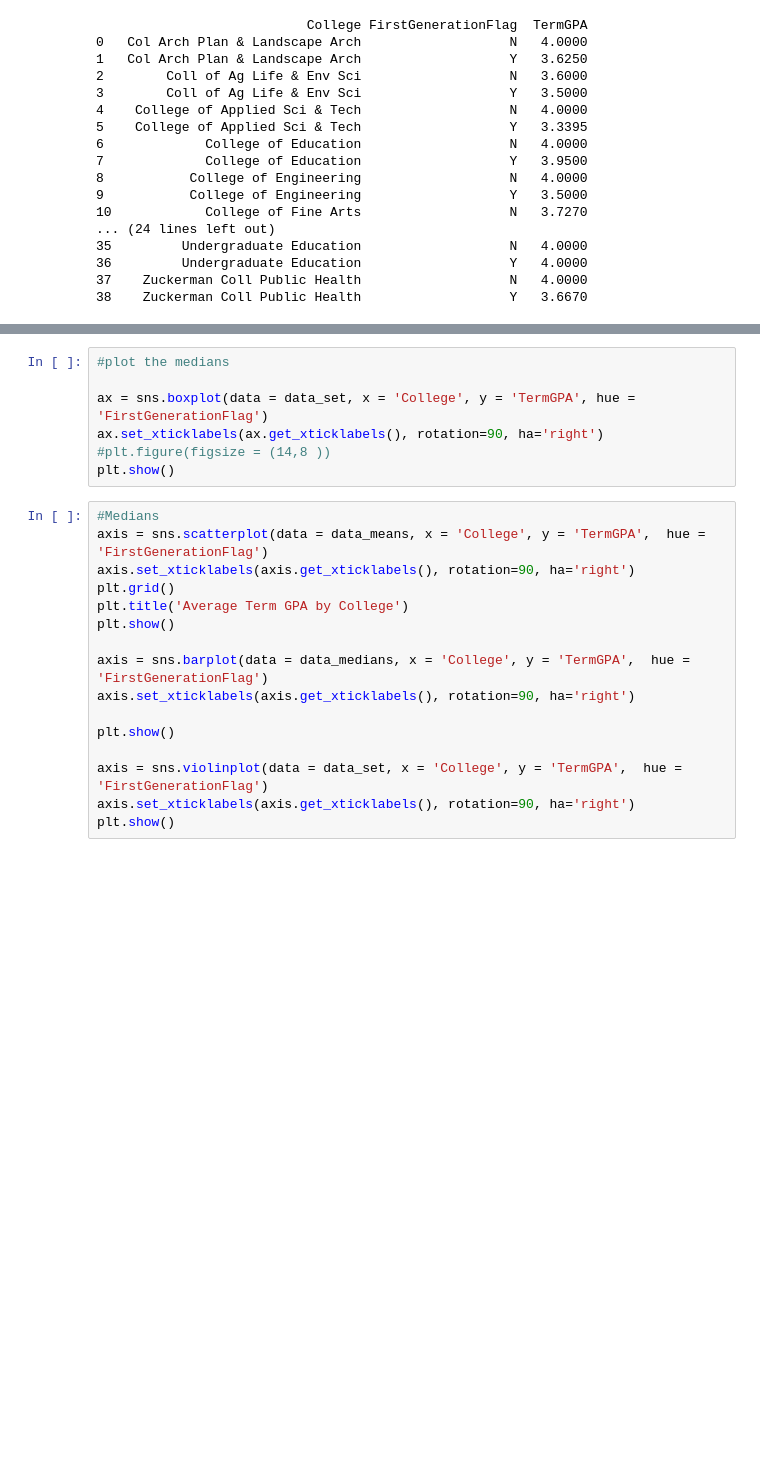
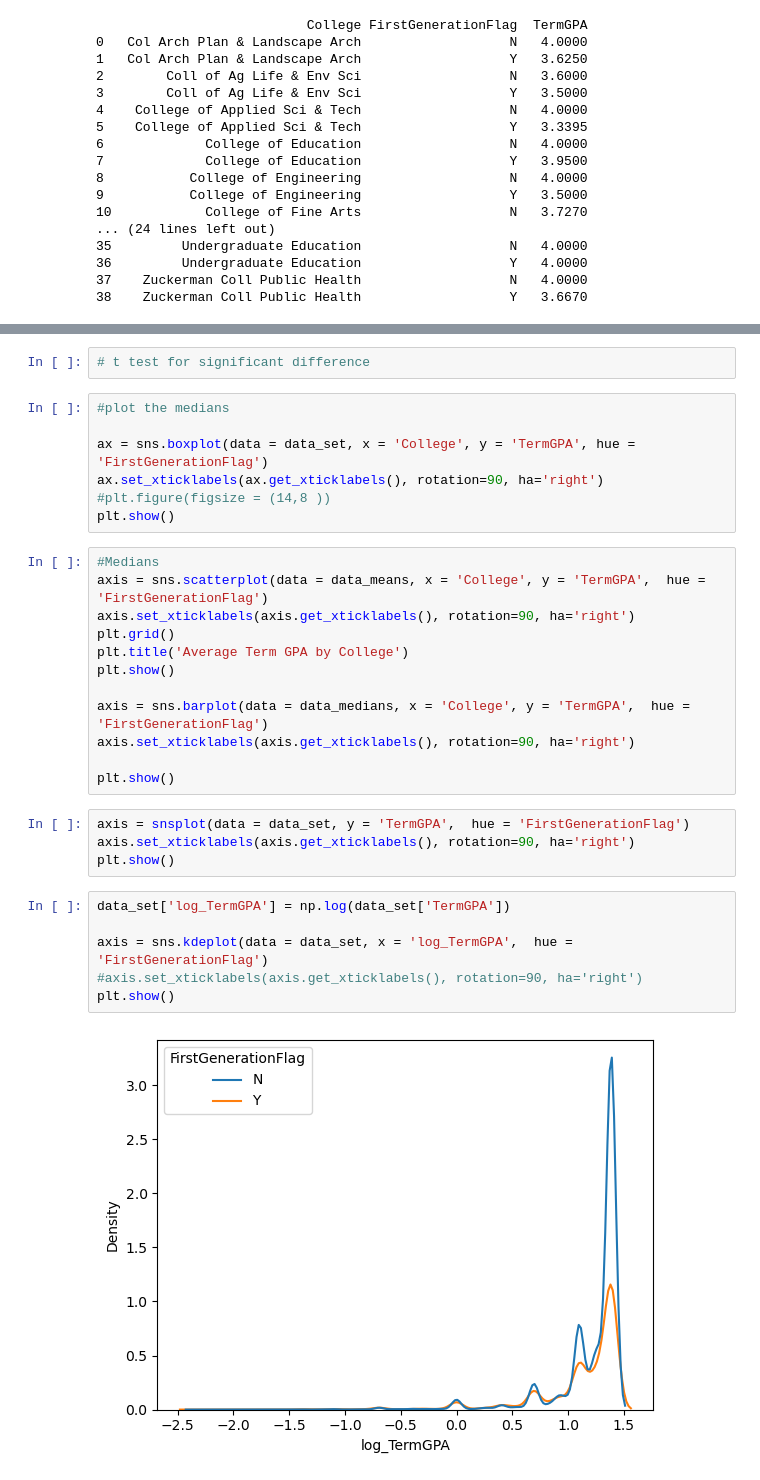
Before and after one commit to gburden6/INFO698-Fall2025-GB-PM, a Jupyter notebook: INFO698_DataViz.ipynb, the cells around one changed output, grey strips where cells are left out. Saved outputs shown, nothing was run; the diff lists cells and outputs as text; blank space fills up the shorter version.

```diff
--- a/INFO698_DataViz.ipynb
+++ b/INFO698_DataViz.ipynb
@@ -72,3 +123,5 @@ data_means = data_set.groupby(['College', 'FirstGenerationFlag'])['TermGPA'].mea
+# %%
+# t test for significant difference
 # %%
 #plot the medians
 
@@ -88,7 +141,15 @@ axis = sns.barplot(data = data_medians, x = 'College', y = 'TermGPA',  hue = 'Fi
 axis.set_xticklabels(axis.get_xticklabels(), rotation=90, ha='right')
 
 plt.show()
-
-axis = sns.violinplot(data = data_set, x = 'College', y = 'TermGPA',  hue = 'FirstGenerationFlag')
-axis.set_xticklabels(axis.get_xticklabels(), rotation=90, ha='right')
-plt.show()
+# %%
+axis = snsplot(data = data_set, y = 'TermGPA',  hue = 'FirstGenerationFlag')
+axis.set_xticklabels(axis.get_xticklabels(), rotation=90, ha='right')
+plt.show()
+# %%
+data_set['log_TermGPA'] = np.log(data_set['TermGPA'])
+
+axis = sns.kdeplot(data = data_set, x = 'log_TermGPA',  hue = 'FirstGenerationFlag')
+#axis.set_xticklabels(axis.get_xticklabels(), rotation=90, ha='right')
+plt.show()
+# %% [output]
+[figure, added]
```
Also changed, not shown: parts of 9 cells of this notebook.
